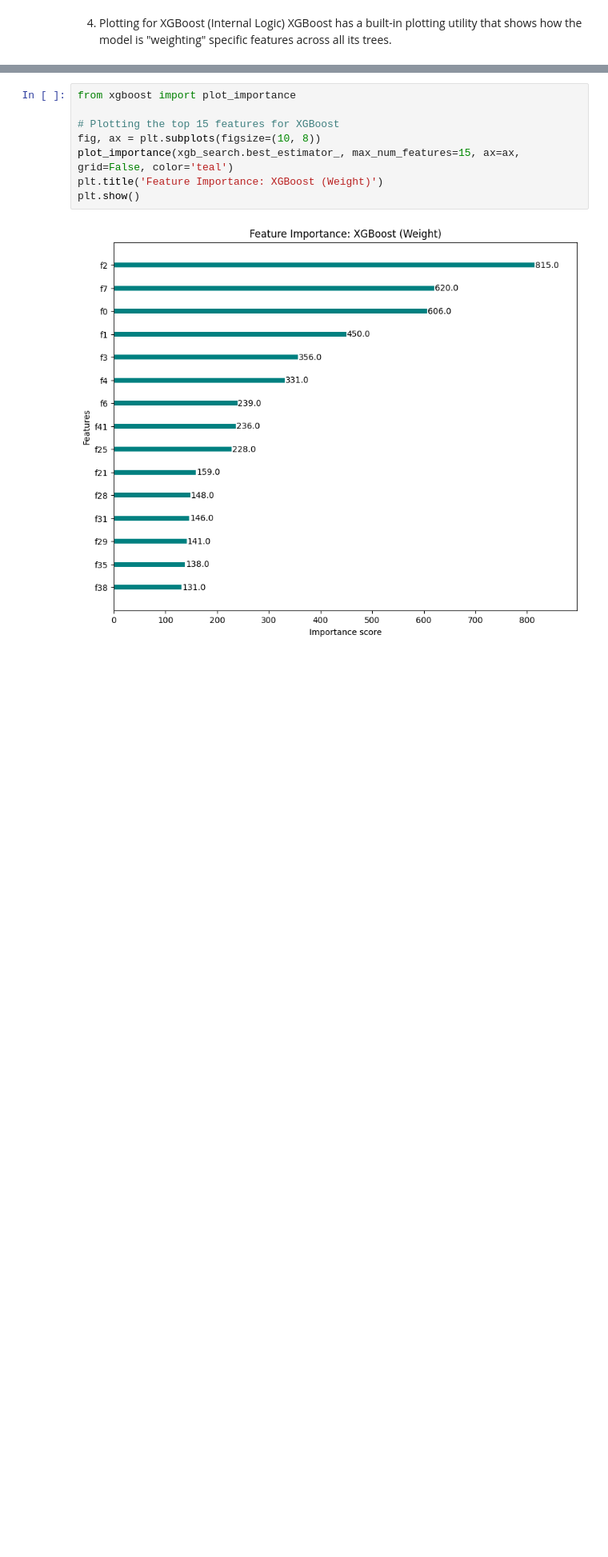
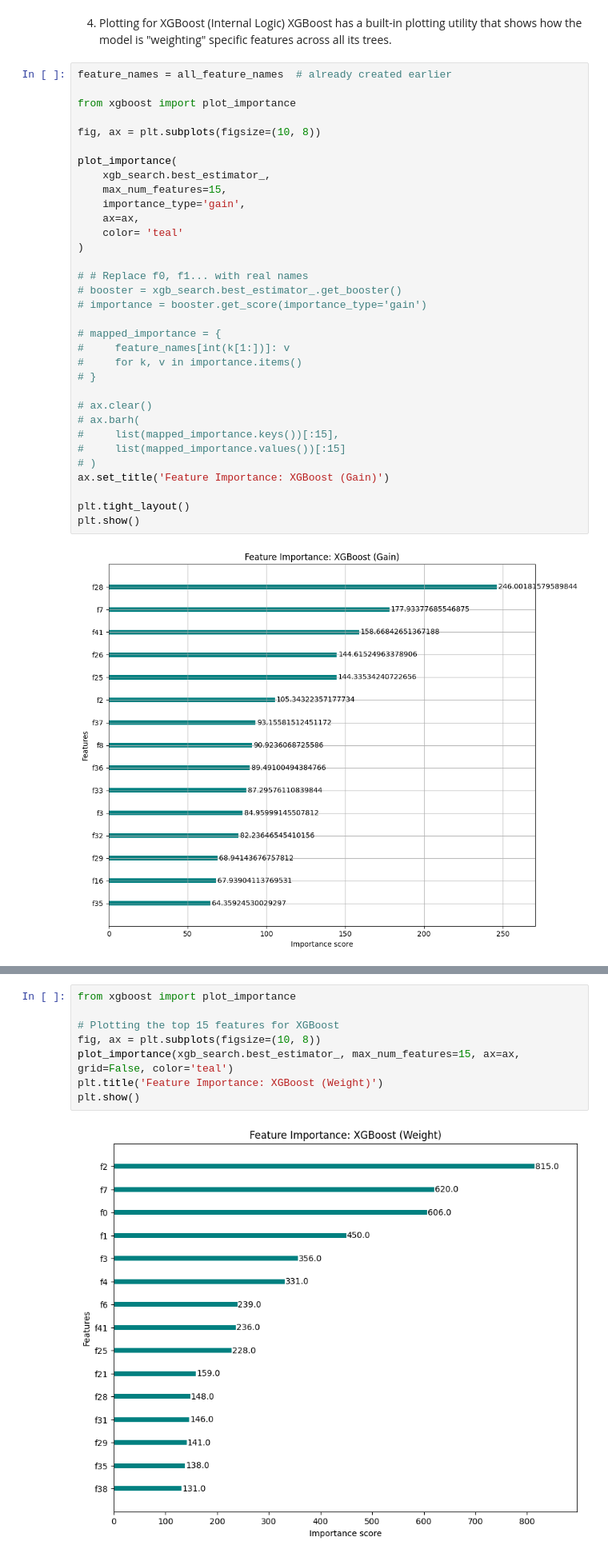
Before and after one commit to Jal247/bank-subscription-propensity-model, a Jupyter notebook: notebooks/04 Model_fitting.ipynb, the cells around one changed output, grey strips where cells are left out. Shown at 80% size. Cells and saved outputs as stored; diff of their text form; blank space fills up the shorter version.

```diff
--- a/notebooks/04 Model_fitting.ipynb
+++ b/notebooks/04 Model_fitting.ipynb
@@ -667,3 +689,38 @@ plt.show()
 # %% [markdown]
 4. Plotting for XGBoost (Internal Logic)
 XGBoost has a built-in plotting utility that shows how the model is "weighting" specific features across all its trees.
+# %%
+feature_names = all_feature_names  # already created earlier
+
+from xgboost import plot_importance
+
+fig, ax = plt.subplots(figsize=(10, 8))
+
+plot_importance(
+    xgb_search.best_estimator_,
+    max_num_features=15,
+    importance_type='gain',
+    ax=ax,
+    color= 'teal'
+)
+
+# # Replace f0, f1... with real names
+# booster = xgb_search.best_estimator_.get_booster()
+# importance = booster.get_score(importance_type='gain')
+
+# mapped_importance = {
+#     feature_names[int(k[1:])]: v
+#     for k, v in importance.items()
+# }
+
+# ax.clear()
+# ax.barh(
+#     list(mapped_importance.keys())[:15],
+#     list(mapped_importance.values())[:15]
+# )
+ax.set_title('Feature Importance: XGBoost (Gain)')
+
+plt.tight_layout()
+plt.show()
+# %% [output]
+[figure, added]
```
Also changed, not shown: parts of 28 cells of this notebook, 12 other files.
